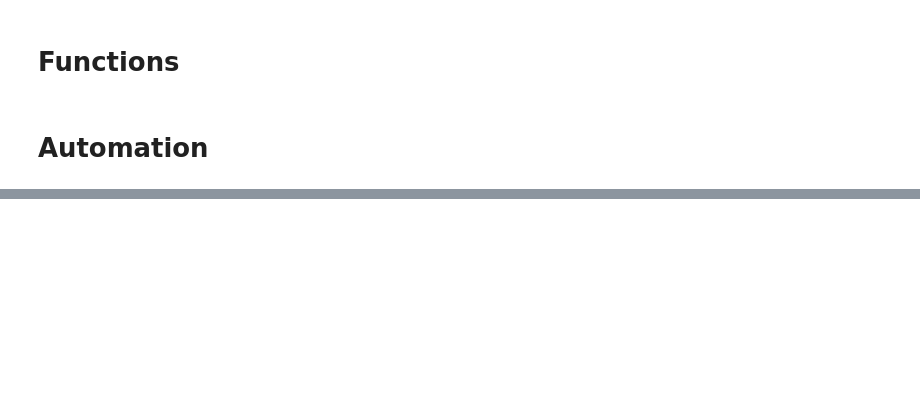
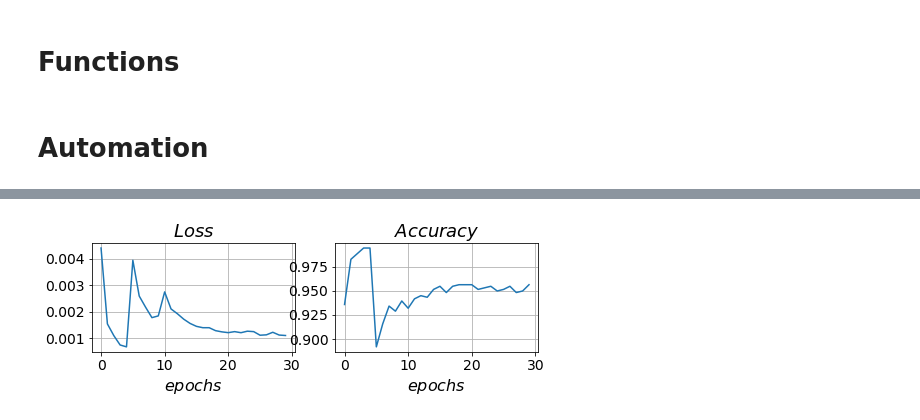
Before and after one commit to dnap512/SelfReg, a Jupyter notebook: codes/train.ipynb, the cells around one changed output, grey strips where cells are left out. Saved outputs shown, nothing was run; the diff lists cells and outputs as text; code cells hidden in the pictures; blank space fills up the shorter version.

```diff
--- a/codes/train.ipynb
+++ b/codes/train.ipynb
@@ -30,25 +30,20 @@ from model.resnet18_selfreg import resnet18
 # resnet18(pytorch official):'resnet18_classic'
 # SelfReg : 'resnet18'
 used_model = 'resnet18'
-
 save_name = 'SelfReg_official_test'     # save_dir name
                                         # save_path : resnet_18/pacs/{save_name}/
 dataset ='pacs'
 pacs_ver = 'pacs_official_split'
-number_of_tests = 20
-gpu_num = 0
+number_of_tests = 1
+gpu_num = 1
 n_workers = 6
 
 ##############################
 # Basic Hyper-parameters
 ##############################
 
-# Training Setting
-    # classic : classic training
-    # IDCL : classic + Inter-domain curriculum learning
-
-training_setting = 'IDCL'
-is_self_reg = True  # Using SefReg Flag
+is_selfreg = True  # use selfreg?
+is_idcl = True # use IDCL?
 
 epochs = 30
 batch_size = 128
@@ -251,65 +339,61 @@ def IDCL_setting(test_domain_idx, domains, batch_size, is_pretrained, train_tf,
 # %% [markdown]
 # Automation
 # %%
-save_model_setting(model_settings,used_model,domains,dataset,save_name)
+save_model_setting(model_settings, used_model, domains, dataset, save_name)
+set_train = IDCL_setting if is_idcl else classic_setting
+temp_dict = {
+    "device": device,
+    "epochs": epochs,
+    "criterion": criterion,
+    "is_selfreg": is_selfreg,
+    "is_idcl": is_idcl,
+}
 
-for i in range(1,number_of_tests+1):
+for i in range(1, number_of_tests + 1):
     try_check = i
 
-    for test_idx in [3,2,1,0]:
+    for test_idx in [3, 2, 1, 0]:
 
         ##########################
-        #### Training Setting ####
+        ####   Setting Train  ####
         ##########################
-        if training_setting=='classic':
-            train_loader, val_loader, test_loader, optimizer, model, lr_scheduler, swa_model, swa_scr = classic_setting(
-                test_idx, domains, batch_size, is_pretrained, train_tf, test_tf, used_model, pacs_ver,used_optimizer
-            )
-        elif training_setting=='IDCL':
-            train_loaders, val_loaders, test_loader, optimizer, model, lr_scheduler,swa_model, swa_scr = IDCL_setting(
-                test_idx, domains, batch_size, is_pretrained, train_tf, test_tf, used_model, pacs_ver, used_optimizer
-            )
-        else:
-            raise NotImplementedError
+
+        model_sets = [
+            test_idx,
+            domains,
+            batch_size,
+            is_pretrained,
+            train_tf,
+            test_tf,
+            used_model,
+            pacs_ver,
+            used_optimizer,
+        ]
+        train_settings, test_loader = set_train(*model_sets)
+        train_settings.update(temp_dict)
 
         save_dir = save_route(test_idx, domains, dataset, save_name, used_model)
-
 
         try:
             if not os.path.exists(save_dir):
                 os.makedirs(save_dir)
         except:
-            print('Error : Creating directory. '+ save_dir)
-
+            print("Error : Creating directory. " + save_dir)
 
         ##########################
         ####     Training     ####
         ##########################
 
-        if training_setting=='classic':
-            model, losses, accuracies = classic_training(
-                device, epochs, model,optimizer, criterion, train_loader, val_loader,
-                lr_scheduler,is_self_reg=is_self_reg,
-                swa_model=swa_model, swa_scr=swa_scr
-            )
-            test_accuracy,_,__ = classic_test(device, model,criterion, test_loader,used_model, save_dir, try_check)
-        elif training_setting=='IDCL':
-            model, losses, accuracies = IDCL_training(
-                device, epochs, model,optimizer, criterion,
-                train_loaders, val_loaders,
-                lr_scheduler, is_self_reg=is_self_reg,
-                swa_model=swa_model, swa_scr=swa_scr
-            )
-            test_accuracy,_,__ = classic_test(device, model,criterion, test_loader,used_model, save_dir, try_check)
-        else:
-            raise NotImplementedError
+        model, losses, accuracies = train(**train_settings)
+        test_accuracy = test(
+            device, model, criterion, test_loader, used_model, save_dir, try_check
+        )
 
-
-        total_result_text_path=os.path.join(save_dir,"test_total_result.txt")
-        with open(total_result_text_path,"a") as f:
+        total_result_text_path = os.path.join(save_dir, "test_total_result.txt")
+        with open(total_result_text_path, "a") as f:
             print(test_accuracy)
-            f.write(str(test_accuracy)+"\n")
-
+            f.write(str(test_accuracy) + "\n")
 
         plotting(losses, accuracies, used_model, save_dir, is_pretrained, try_check)
 #         save_model(model, used_model, save_dir, is_pretrained, try_check)
+# %% [output]
@@ -315,0 +421 @@ for i in range(1,number_of_tests+1):
+[figure, added]
```
Also changed, not shown: parts of 3 cells of this notebook, 1 other file.
